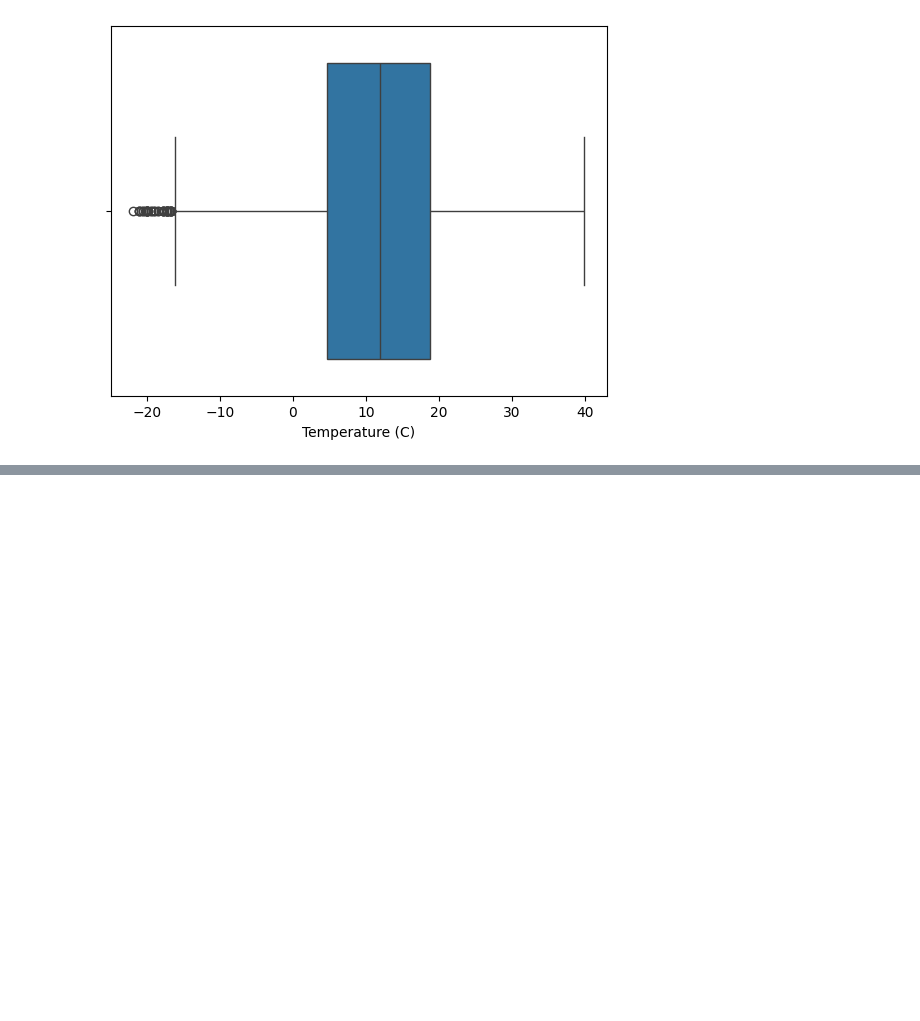
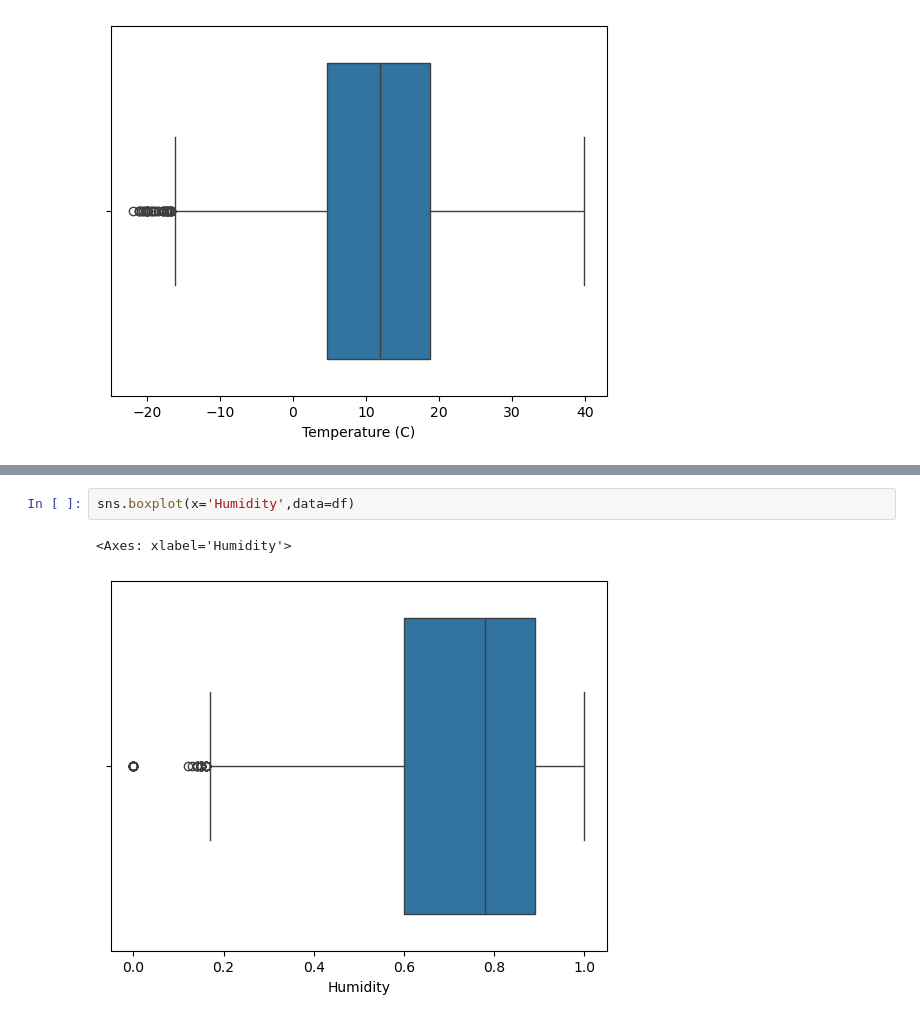
Before and after one commit to princesse85/temperature_prediction, a Jupyter notebook: Data preprocessing.ipynb, the cells around one changed output, grey strips where cells are left out. Saved outputs shown, nothing was run; the diff lists cells and outputs as text; blank space fills up the shorter version.

```diff
--- a/Data preprocessing.ipynb
+++ b/Data preprocessing.ipynb
@@ -86,0 +93,5 @@ sns.boxplot(x='Temperature (C)',data=df)
+# %%
+sns.boxplot(x='Humidity',data=df)
+# %% [output]
+<Axes: xlabel='Humidity'>
+[figure, added]
```
Also changed, not shown: parts of 19 cells of this notebook.
